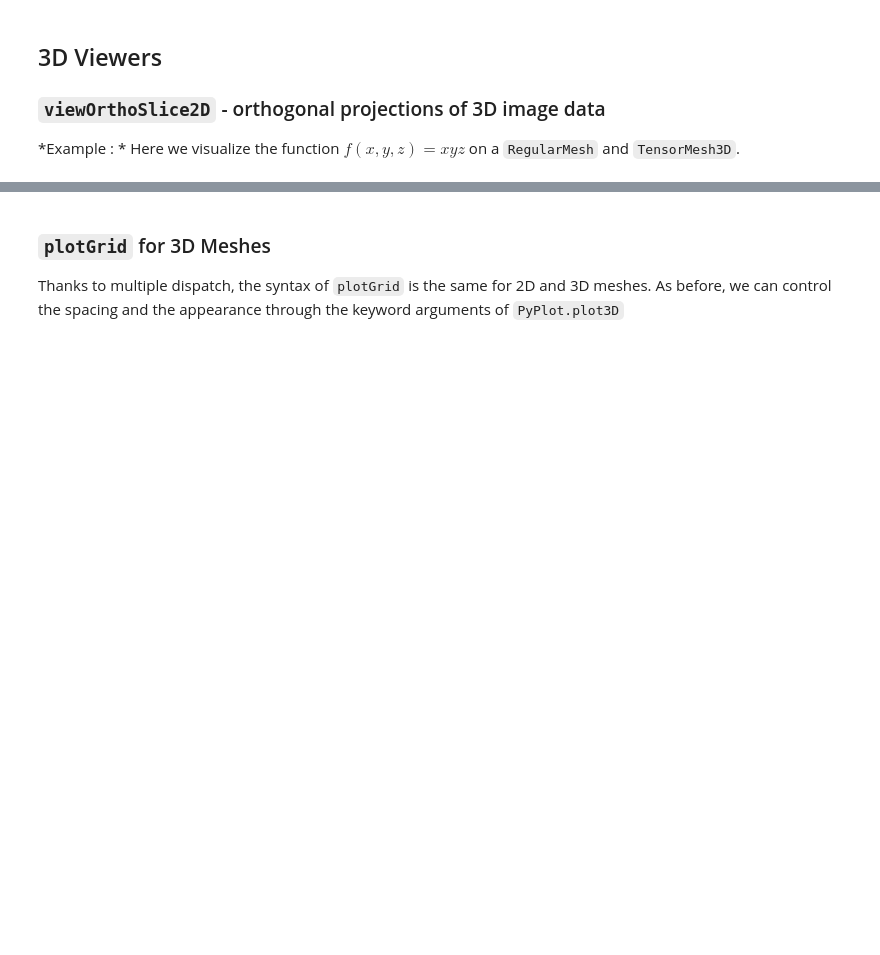
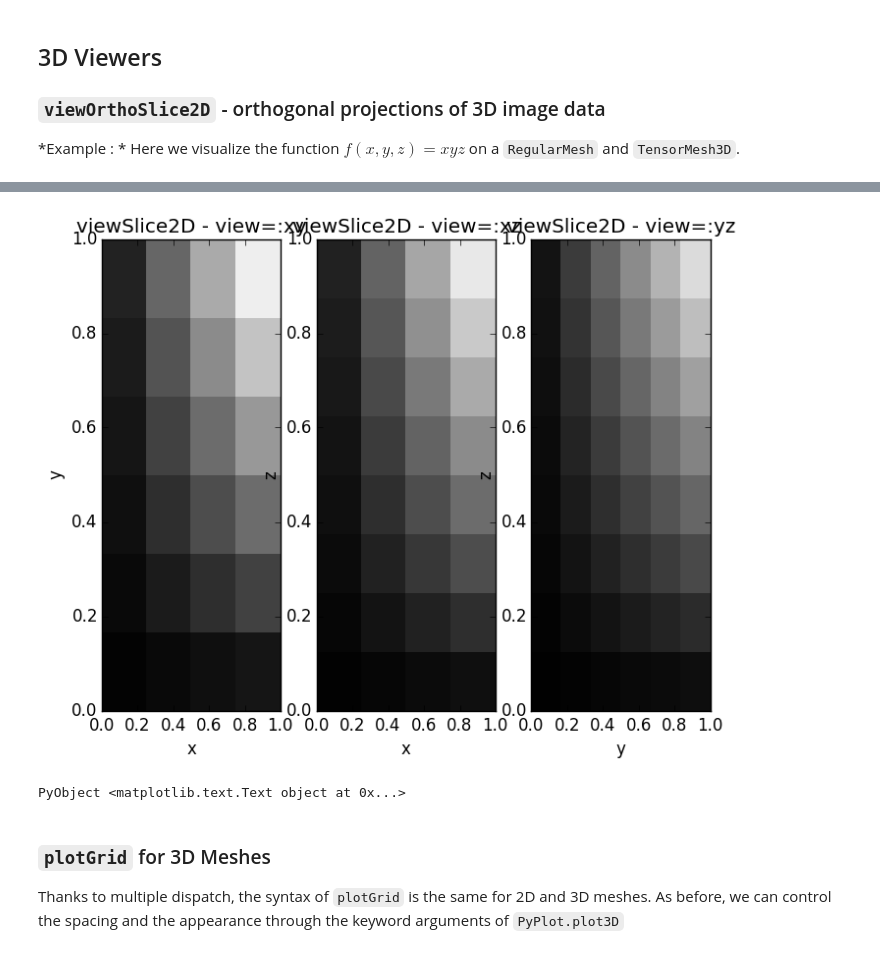
Before and after one commit to rShekhtman/jInv.jl, a Jupyter notebook: examples/tutorialVis.ipynb, the cells around one changed output, grey strips where cells are left out. Cells and saved outputs as stored; diff of their text form; code cells hidden in the pictures; blank space fills up the shorter version.

Commit message:
1) removed 0.6 from appveyor tests 2) added new viewer 'sliceView2D' + testing + example

```diff
--- a/examples/tutorialVis.ipynb
+++ b/examples/tutorialVis.ipynb
@@ -104,3 +108,18 @@ PyObject <matplotlib.text.Text object at 0x...>
+# %%
+subplot(1,3,1)
+viewSlice2D(fr,Mreg,round(Int,Mreg.n[3]/2),cmap="gray",addLabel=true,vmin=0,vmax=.5*maximum(fr))
+title("viewSlice2D - view=:xy")
+
+subplot(1,3,2)
+viewSlice2D(fr,Mreg,round(Int,Mreg.n[2]/2),view=:xz,addLabel=true,cmap="gray",vmin=0,vmax=.5*maximum(fr))
+title("viewSlice2D - view=:xz")
+
+subplot(1,3,3)
+viewSlice2D(fr,Mreg,round(Int,Mreg.n[1]/2),view=:yz,addLabel=true,cmap="gray",vmin=0,vmax=.5*maximum(fr))
+title("viewSlice2D - view=:yz")
+# %% [output]
+[figure, added]
+PyObject <matplotlib.text.Text object at 0x...>
 # %% [markdown]
 ### `plotGrid` for 3D Meshes
 
```
Also changed, not shown: parts of 3 cells of this notebook, 5 other files.
